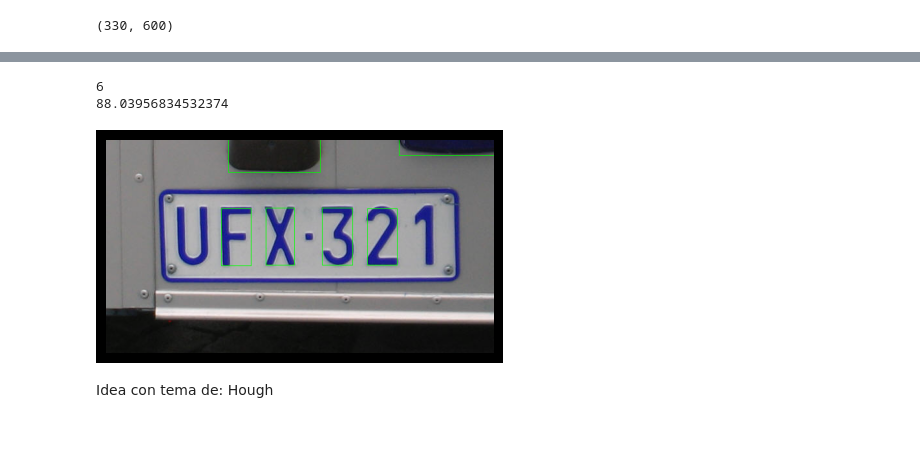
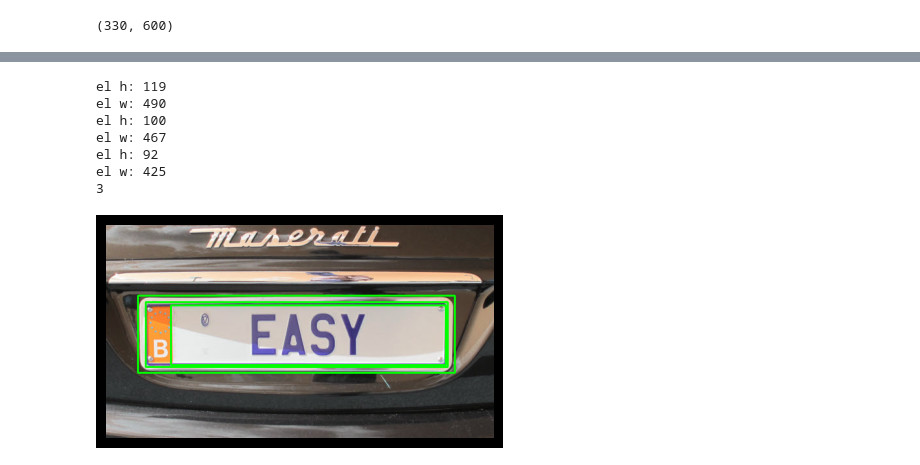
Before and after one commit to CarlosAlvarado-git/ComputerVision, a Jupyter notebook: proyecto1/proyecto1.ipynb, the cells around one changed output, grey strips where cells are left out. Saved outputs shown, nothing was run; the diff lists cells and outputs as text; code cells hidden in the pictures; blank space fills up the shorter version.

```diff
--- a/proyecto1/proyecto1.ipynb
+++ b/proyecto1/proyecto1.ipynb
@@ -9,7 +9,7 @@ import cvlib
 plt.style.use('dark_background')
 
 path = '/Users/carlosalvarado/Desktop/ComputerVision/proyecto1/fotos_placas/'
-filename = path+'placa4.jpg'
+filename = path+'placa6.jpg'
 im = cv.imread(filename)
 
 assert im is not None, "file could not be read, check with os.path.exists()"
@@ -60,36 +63,32 @@ view(imgbin)
 # %%
 contorno = []
-area_media = 0
-count = 0
-
 for c in contours:
     # limitar el contorno, para tener un área más ajustada.
-    percent =0.052
-    epsilon = percent*cv.arcLength(c,True)
-    approx = cv.approxPolyDP(c,epsilon,True)
-    area_media = area_media + cv.contourArea(approx)
-    count = count + 1
+    # percent =0.052
+    # epsilon = percent*cv.arcLength(c,True)
+    # approx = cv.approxPolyDP(c,epsilon,True)
+    # if (cv.contourArea(approx)>area_media+30): #pongo el mínimo del área
+    area = cv.contourArea(c)
+    x,y,w,h = cv.boundingRect(c)
+    rect_area = w*h
+    extent = float(area)/rect_area
+    if (extent > 0.6): #pongo el mínimo del área
+        if (w > (h*1.35) or w >= (h*1.2)) and ((w > 100 and w < 600) and (h > 50 and h < 330)):
+            print(f"el h: {h}")
+            print(f"el w: {w}")
+            contorno.append(c)
 
-area_media = (area_media/count)
+for c in contorno:
 
-
-for c in contours:
-    # limitar el contorno, para tener un área más ajustada.
-    percent =0.052
-    epsilon = percent*cv.arcLength(c,True)
-    approx = cv.approxPolyDP(c,epsilon,True)
-    if (cv.contourArea(approx)>area_media+30): #pongo el mínimo del área
-        area = cv.contourArea(c)
-        x,y,w,h = cv.boundingRect(c)
-        rect_area = w*h
-        extent = float(area)/rect_area
-        if (extent > 0.0 and extent < 0.9): #pongo el mínimo del área
-            contorno.append(c)
 print(len(contorno))
-print(area_media)
 # %% [output]
-6
-88.03956834532374
+el h: 119
+el w: 490
+el h: 100
+el w: 467
+el h: 92
+el w: 425
+3
 # %%
 colores = {}
 indexes = []
@@ -102,11 +101,9 @@ for cnt in range(len(contorno)):
 # %%
 r = im.copy()
 # cv.rectangle(im.copy(),(x,y),(x+w,y+h),(0,255,0),1)
 for c in indexes:
     x,y,w,h = cv.boundingRect(contorno[c])
-    r = cv.rectangle(r,(x,y),(x+w,y+h),colores[c],1)
+    r = cv.rectangle(r,(x,y),(x+w,y+h),colores[c],2)
 view(r)
 # %% [output]
-[figure, old version]
+[figure, new version]
-# %% [markdown]
-Idea con tema de: Hough
```
Also changed, not shown: parts of 7 cells of this notebook, 6 other files.
